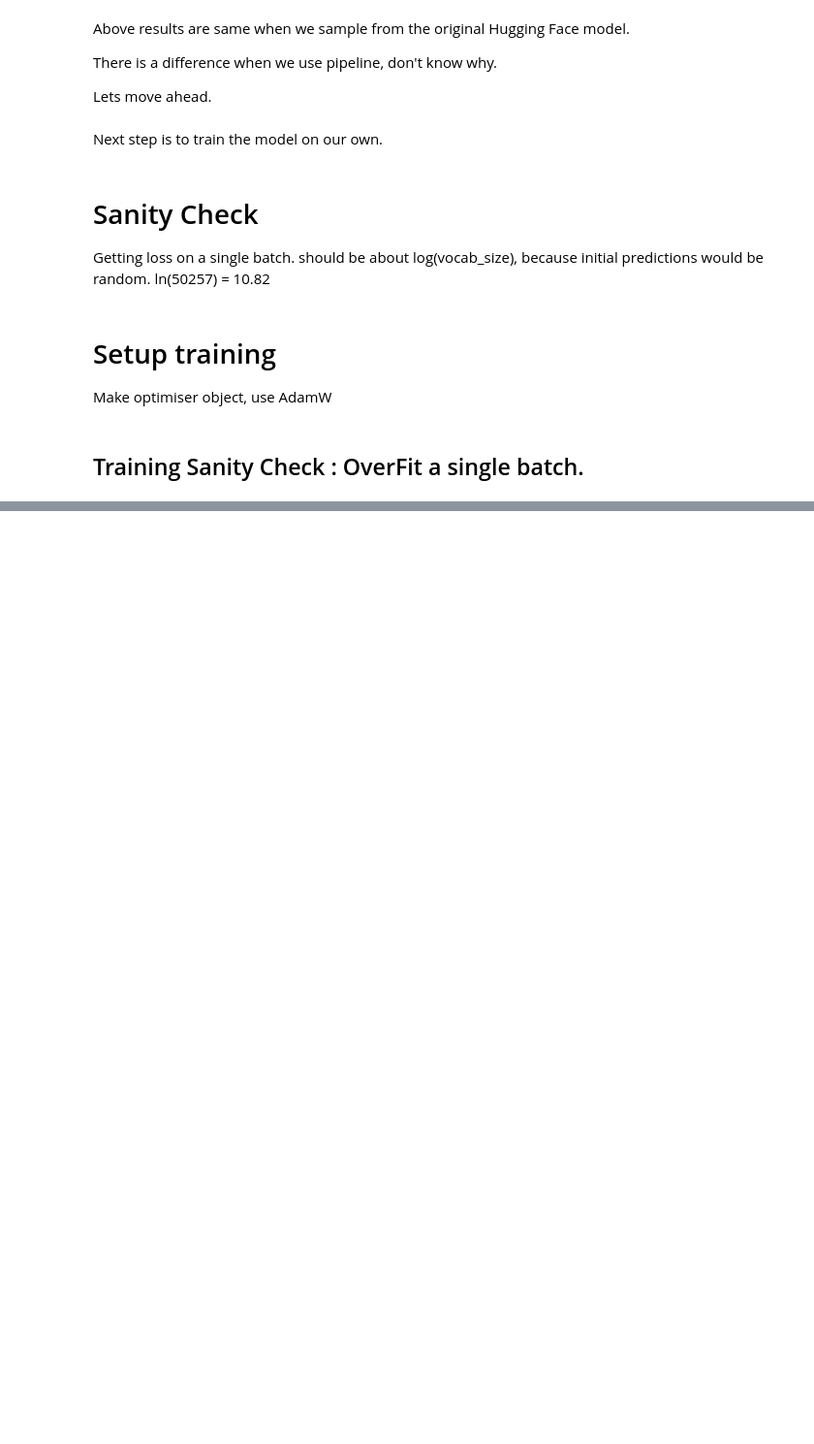
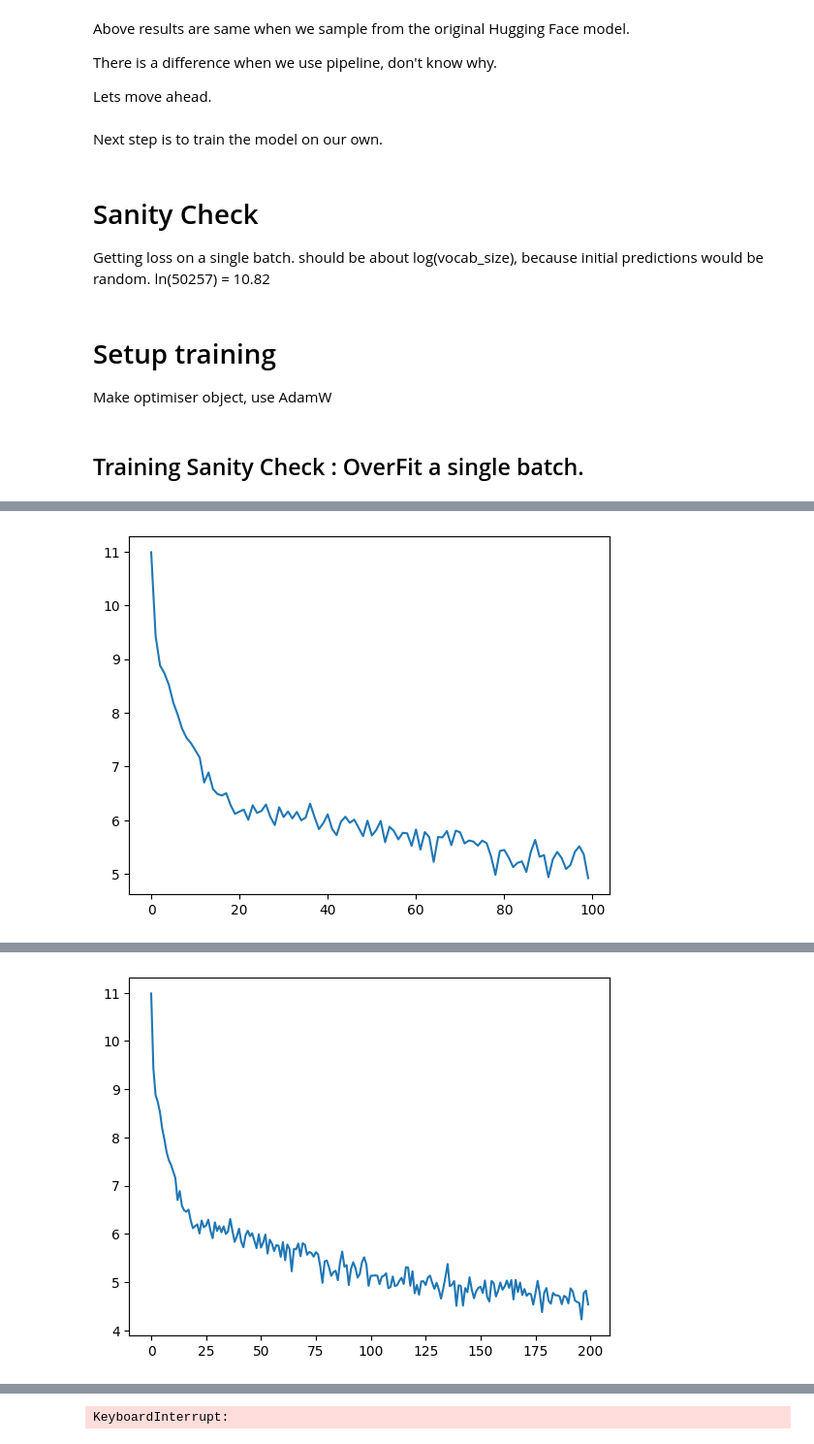
Before and after one commit to div652/GPT-2, a Jupyter notebook: gpt2.ipynb, the cells around one changed output, grey strips where cells are left out. Shown at 97% size. Cells and saved outputs as stored; diff of their text form; code cells hidden in the pictures; blank space fills up the shorter version.

Commit message:
Setup the first basic training loop. It works !

```diff
--- a/gpt2.ipynb
+++ b/gpt2.ipynb
@@ -162,13 +163,15 @@ class TextDataset(Dataset):
 # %% [markdown]
 ## Dataloader Factory function
 # %%
-def getDataLoader(DataSet,batch_size):
-  return DataLoader(
-    DataSet,
+def getDataLoader(string_data,config,batch_size):
+  dataLoader= DataLoader(
+    TextDataset(string_data, config),
     batch_size=batch_size,
     shuffle=True,
     num_workers=2  # In Colab, 2 is usually the sweet spot
   )
+  print(f"Succesfully made DataLoader, num_examples {len(dataLoader)}")
+  return dataLoader
 
 def get_random_batch(dataloader):
     data_iter = iter(dataloader)
@@ -178,5 +181,4 @@ def get_random_batch(dataloader):
 ## Setup a batch size, Make a train dataset and dataloader
 # %%
 batch_size = 4
-train_ds = TextDataset(text, GPTConfig)
-trainDataLoader = getDataLoader(train_ds, batch_size)
+trainDataLoader = getDataLoader(text,GPTConfig ,batch_size)
@@ -461,0 +448,22 @@ step 49, loss : 0.09221777319908142
+# %%
+losses = []
+num_epochs=1
+model.to(GPTConfig.device)
+for epoch in range(num_epochs):
+  i=0
+  for x,y in trainDataLoader:
+    i+=1
+    optimizer.zero_grad()
+    x = x.to(GPTConfig.device)
+    y = y.to(GPTConfig.device)
+    logits, loss = model(x,y)
+    loss_val = loss.item()
+    losses.append(loss_val)
+    loss.backward()
+    optimizer.step()
+    print(f"epoch : {epoch}, step : {i}, loss : {loss_val} ")
+    # plot loss graph every 100 steps.
+    if(i%100 == 0):
+      plt.plot(losses)
+      plt.show()
+# %% [output]
@@ -461,0 +487 @@ step 49, loss : 0.09221777319908142
+[figure, added]
@@ -461,0 +505 @@ step 49, loss : 0.09221777319908142
+[figure, added]
@@ -461,0 +513 @@ step 49, loss : 0.09221777319908142
+KeyboardInterrupt:
```
Also changed, not shown: parts of 4 cells of this notebook.
